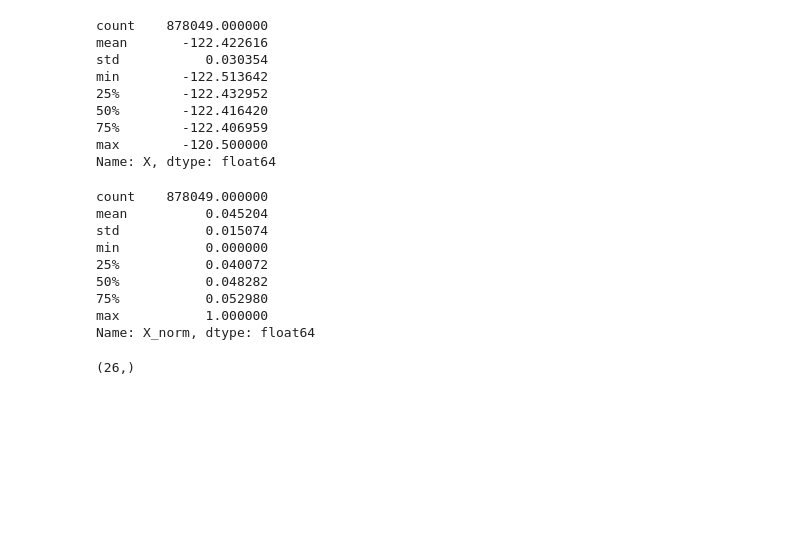
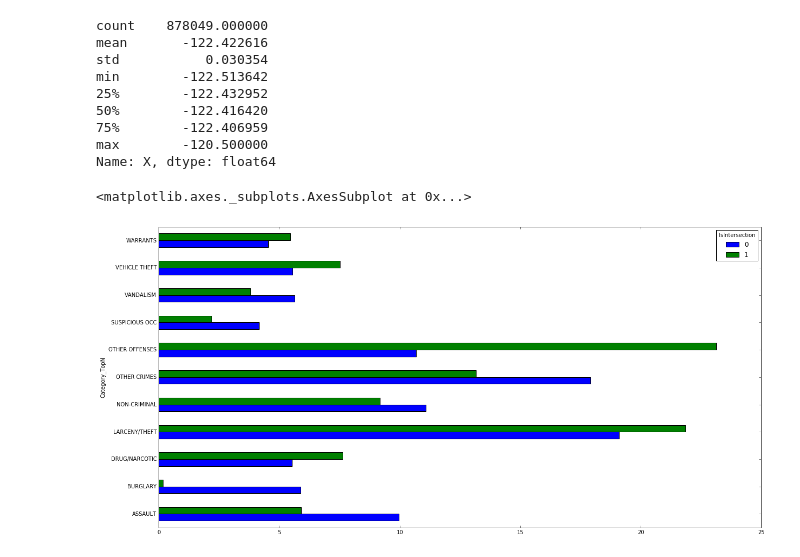
Before and after one commit to akankshasingh7/cmpe297-mlproject, a Jupyter notebook: explore_analyze.ipynb, the cells around one changed output. Saved outputs shown, nothing was run; the diff lists cells and outputs as text; code cells hidden in the pictures; blank space fills up the shorter version.

```diff
--- a/explore_analyze.ipynb
+++ b/explore_analyze.ipynb
@@ -90,23 +58,18 @@ min        -122.513642
 75%        -122.406959
 max        -120.500000
 Name: X, dtype: float64
-# %%
-minX, maxX = sf_crime_locs['X'].min(), sf_crime_locs['X'].max()
-sf_crime_locs['X_norm'] = sf_crime_locs['X'].apply(lambda x: (x-minX)/(maxX-minX))
-# %%
-sf_crime_locs['X_norm'].describe()
-# %% [output]
-count    878049.000000
-mean          0.045204
-std           0.015074
-min           0.000000
-25%           0.040072
-50%           0.048282
-75%           0.052980
-max           1.000000
-Name: X_norm, dtype: float64
 # %%
 sf_crime_locs['Week'] = pd.to_datetime(sf_crime_locs['Dates']).map(lambda x: x.isocalendar()[1])
-sf_crime_locs['Week'].value_counts().shape
+#sf_crime_locs['Week'].value_counts()
-# %% [output]
-(26,)
+# %%
+sf_crime_locs['IsIntersection'] = sf_crime_locs['Address'].apply(lambda x: 0 if x.find("/") < 0 else 1)
+
+isi_count = sf_crime_locs.groupby(['IsIntersection']).size()
+isi_cat_count = sf_crime_locs.groupby(['IsIntersection', 'Category_TopN']).size()
+
+isi_cat_pct = isi_cat_count.div(isi_count, level='IsIntersection') * 100
+isi_cat_pct.unstack().T.head()
+isi_cat_pct.unstack().T.plot(kind='barh')
+# %% [output]
+<matplotlib.axes._subplots.AxesSubplot at 0x...>
+[figure, added]
```
Also changed, not shown: parts of 11 cells of this notebook.
